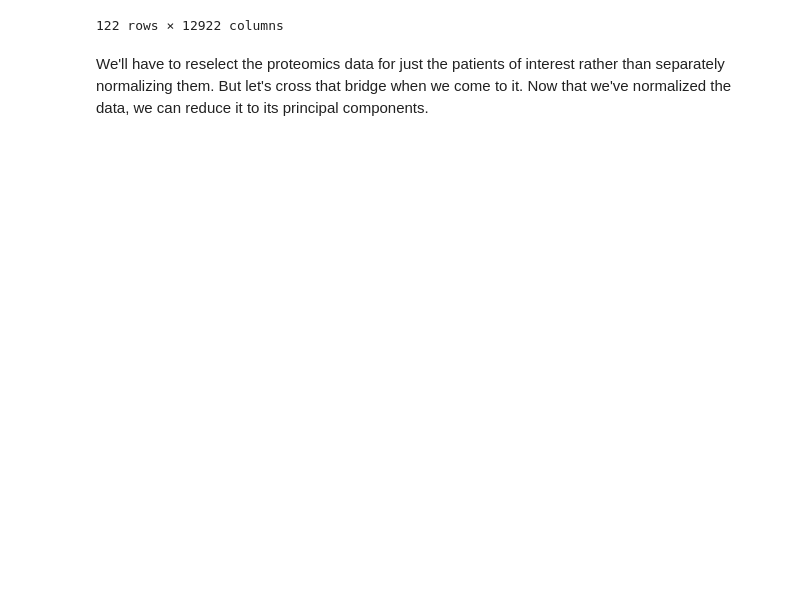
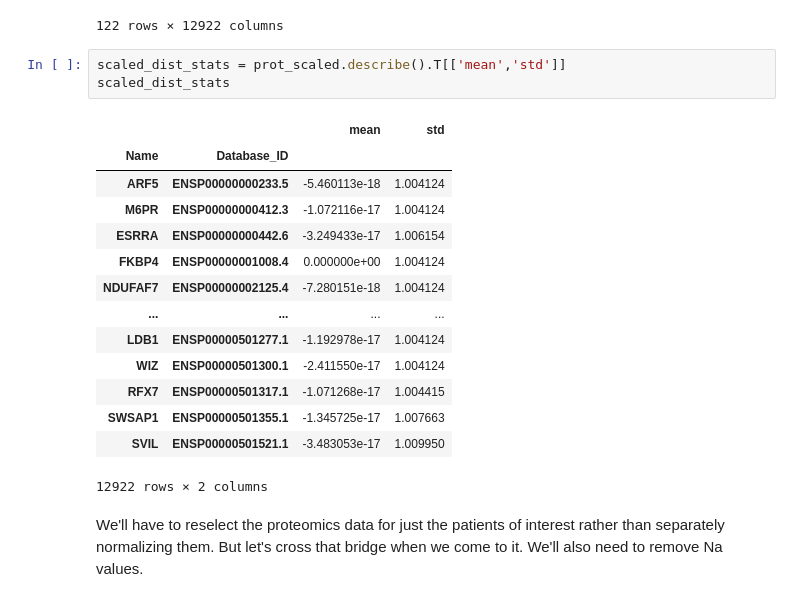
Before and after one commit to abbymuir47/bio362_finalproject, a Jupyter notebook: pca.ipynb, the cells around one changed output. Drawn from its saved outputs; the diff is of its cells as text; blank space fills up the shorter version.

```diff
--- a/pca.ipynb
+++ b/pca.ipynb
@@ -59,6 +59,24 @@ prot_scaled
 | CPT000814 | -1.249180 | 0.976071 | 0.527714 | 0.446050 | 1.418448 | ... |
 | CPT001846 | 1.920034 | -0.011732 | 1.710314 | -1.805980 | 1.301903 | ... |
 122 rows × 12922 columns
+# %%
+scaled_dist_stats = prot_scaled.describe().T[['mean','std']]
+scaled_dist_stats
+# %% [output]
+|  |  | mean | std |
+| Name | Database_ID |  |  |
+| ARF5 | ENSP00000000233.5 | -5.460113e-18 | 1.004124 |
+| M6PR | ENSP00000000412.3 | -1.072116e-17 | 1.004124 |
+| ESRRA | ENSP00000000442.6 | -3.249433e-17 | 1.006154 |
+| FKBP4 | ENSP00000001008.4 | 0.000000e+00 | 1.004124 |
+| NDUFAF7 | ENSP00000002125.4 | -7.280151e-18 | 1.004124 |
+| ... | ... | ... | ... |
+| LDB1 | ENSP00000501277.1 | -1.192978e-17 | 1.004124 |
+| WIZ | ENSP00000501300.1 | -2.411550e-17 | 1.004124 |
+| RFX7 | ENSP00000501317.1 | -1.071268e-17 | 1.004415 |
+| SWSAP1 | ENSP00000501355.1 | -1.345725e-17 | 1.007663 |
+| SVIL | ENSP00000501521.1 | -3.483053e-17 | 1.009950 |
+12922 rows × 2 columns
 # %% [markdown]
 We'll have to reselect the proteomics data for just the patients of interest rather than separately normalizing them. But let's cross that bridge when we come to it.
-Now that we've normalized the data, we can reduce it to its principal components.
+We'll also need to remove Na values.
```
Also changed, not shown: parts of 9 cells of this notebook.
